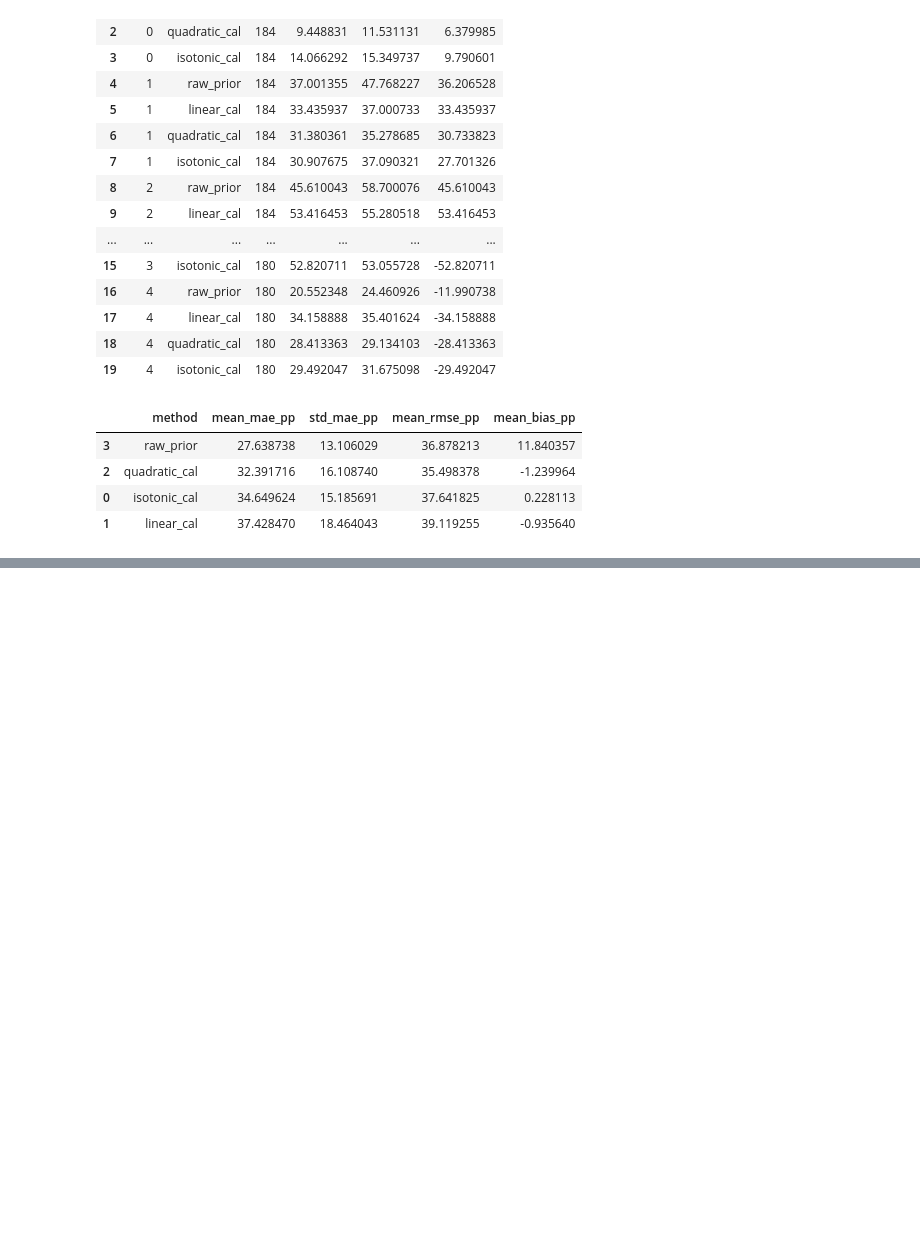
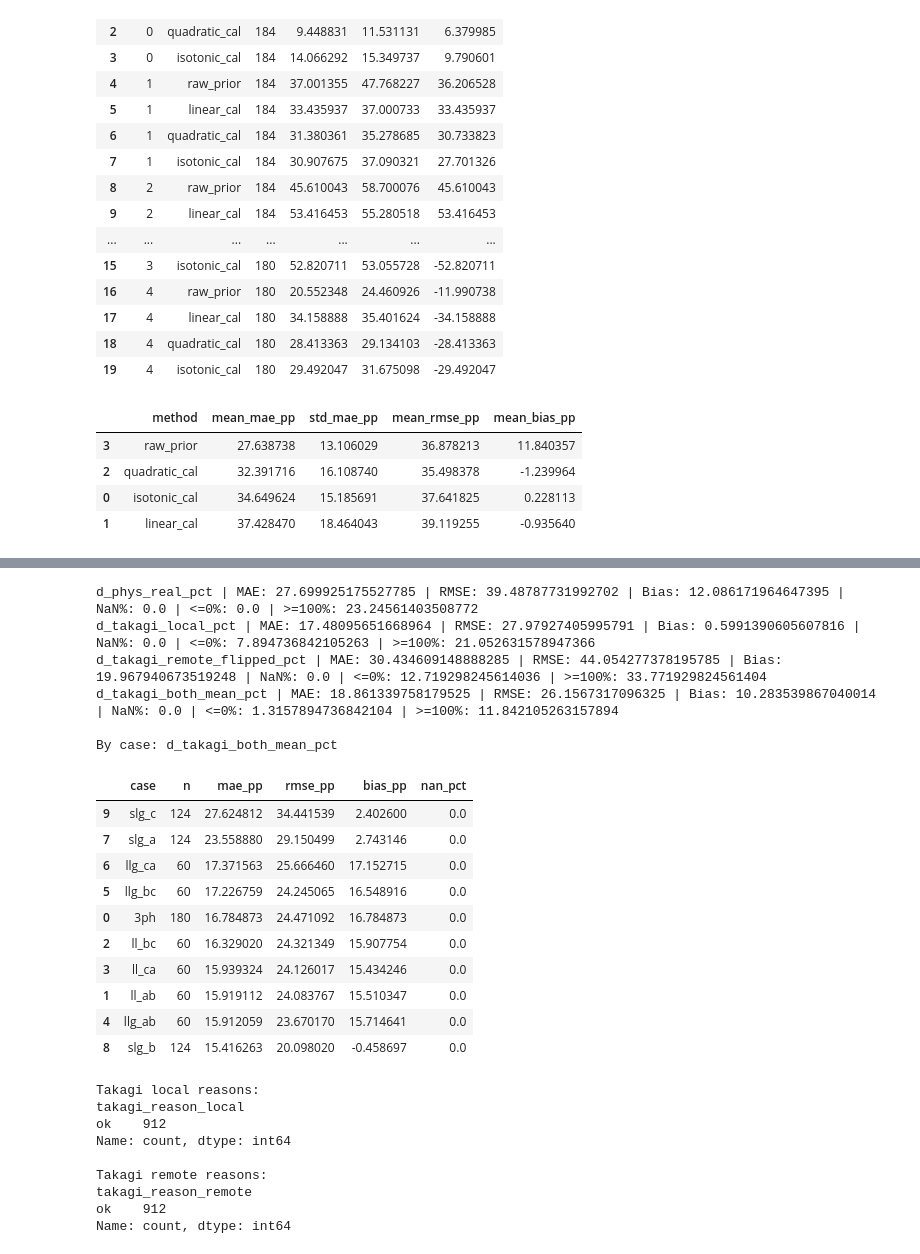
Before and after one commit to sagar-crypto/Masters_thesis_PR_LABS, a Jupyter notebook: EDA.ipynb, the cells around one changed output, grey strips where cells are left out. Drawn from its saved outputs; the diff is of its cells as text; code cells hidden in the pictures; blank space fills up the shorter version.

```diff
--- a/EDA.ipynb
+++ b/EDA.ipynb
@@ -3035,0 +3064,79 @@ display(cal_summary)
+# %%
+import pandas as pd
+import numpy as np
+
+path = "/home/vault/iwi5/iwi5305h/kol_operator_features_hv_double_line_110kv_both_all_fault_start_i0res_seq_bothfix.csv"
+df = pd.read_csv(path)
+df = df[df["y_fault_line"].astype(str) == "MainLn1-2A"].copy()
+
+cols = [
+    "d_phys_real_pct",
+    "d_takagi_local_pct",
+    "d_takagi_remote_flipped_pct",
+    "d_takagi_both_mean_pct",
+]
+
+for col in cols:
+    if col in df.columns:
+        err = df[col] - df["y_fault_location"]
+        print(
+            col,
+            "| MAE:", np.nanmean(np.abs(err)),
+            "| RMSE:", np.sqrt(np.nanmean(err ** 2)),
+            "| Bias:", np.nanmean(err),
+            "| NaN%:", df[col].isna().mean() * 100,
+            "| <=0%:", np.nanmean(df[col] <= 0) * 100,
+            "| >=100%:", np.nanmean(df[col] >= 100) * 100,
+        )
+
+print("\nBy case: d_takagi_both_mean_pct")
+if "d_takagi_both_mean_pct" in df.columns:
+    tmp = df.copy()
+    tmp["takagi_err"] = tmp["d_takagi_both_mean_pct"] - tmp["y_fault_location"]
+    tmp["takagi_abs_err"] = tmp["takagi_err"].abs()
+    display(
+        tmp.groupby("case", as_index=False)
+        .agg(
+            n=("sample_id", "count"),
+            mae_pp=("takagi_abs_err", "mean"),
+            rmse_pp=("takagi_err", lambda x: np.sqrt(np.nanmean(np.square(x)))),
+            bias_pp=("takagi_err", "mean"),
+            nan_pct=("d_takagi_both_mean_pct", lambda x: x.isna().mean() * 100),
+        )
+        .sort_values("mae_pp", ascending=False)
+    )
+
+print("\nTakagi local reasons:")
+if "takagi_reason_local" in df.columns:
+    print(df["takagi_reason_local"].value_counts(dropna=False).head(20))
+
+print("\nTakagi remote reasons:")
+if "takagi_reason_remote" in df.columns:
+    print(df["takagi_reason_remote"].value_counts(dropna=False).head(20))
+# %% [output]
+d_phys_real_pct | MAE: 27.699925175527785 | RMSE: 39.48787731992702 | Bias: 12.086171964647395 | NaN%: 0.0 | <=0%: 0.0 | >=100%: 23.24561403508772
+d_takagi_local_pct | MAE: 17.48095651668964 | RMSE: 27.97927405995791 | Bias: 0.5991390605607816 | NaN%: 0.0 | <=0%: 7.894736842105263 | >=100%: 21.052631578947366
+d_takagi_remote_flipped_pct | MAE: 30.434609148888285 | RMSE: 44.054277378195785 | Bias: 19.967940673519248 | NaN%: 0.0 | <=0%: 12.719298245614036 | >=100%: 33.771929824561404
+d_takagi_both_mean_pct | MAE: 18.861339758179525 | RMSE: 26.1567317096325 | Bias: 10.283539867040014 | NaN%: 0.0 | <=0%: 1.3157894736842104 | >=100%: 11.842105263157894
+
+By case: d_takagi_both_mean_pct
+|  | case | n | mae_pp | rmse_pp | bias_pp | nan_pct |
+| 9 | slg_c | 124 | 27.624812 | 34.441539 | 2.402600 | 0.0 |
+| 7 | slg_a | 124 | 23.558880 | 29.150499 | 2.743146 | 0.0 |
+| 6 | llg_ca | 60 | 17.371563 | 25.666460 | 17.152715 | 0.0 |
+| 5 | llg_bc | 60 | 17.226759 | 24.245065 | 16.548916 | 0.0 |
+| 0 | 3ph | 180 | 16.784873 | 24.471092 | 16.784873 | 0.0 |
+| 2 | ll_bc | 60 | 16.329020 | 24.321349 | 15.907754 | 0.0 |
+| 3 | ll_ca | 60 | 15.939324 | 24.126017 | 15.434246 | 0.0 |
+| 1 | ll_ab | 60 | 15.919112 | 24.083767 | 15.510347 | 0.0 |
+| 4 | llg_ab | 60 | 15.912059 | 23.670170 | 15.714641 | 0.0 |
+| 8 | slg_b | 124 | 15.416263 | 20.098020 | -0.458697 | 0.0 |
+Takagi local reasons:
+takagi_reason_local
+ok    912
+Name: count, dtype: int64
+
+Takagi remote reasons:
+takagi_reason_remote
+ok    912
+Name: count, dtype: int64
```
Also changed, not shown: parts of 5 cells of this notebook, 4 other files.
